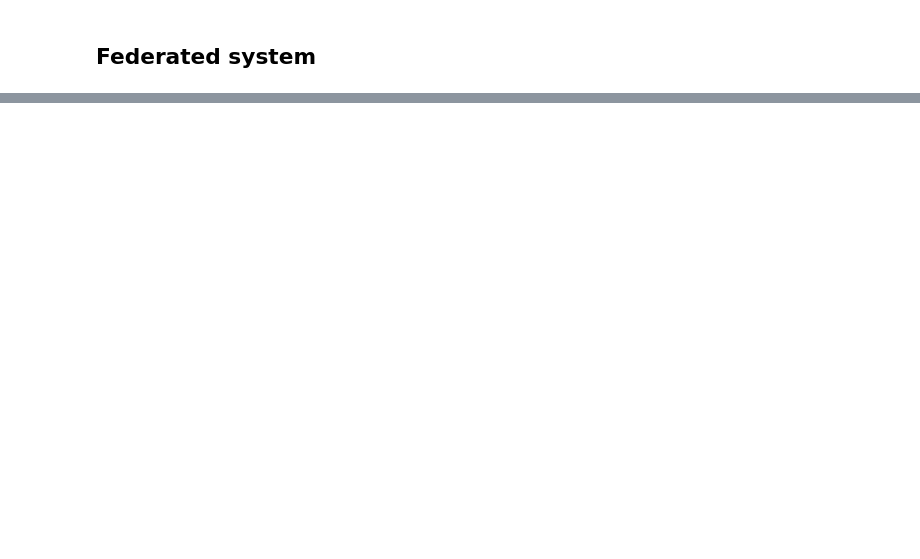
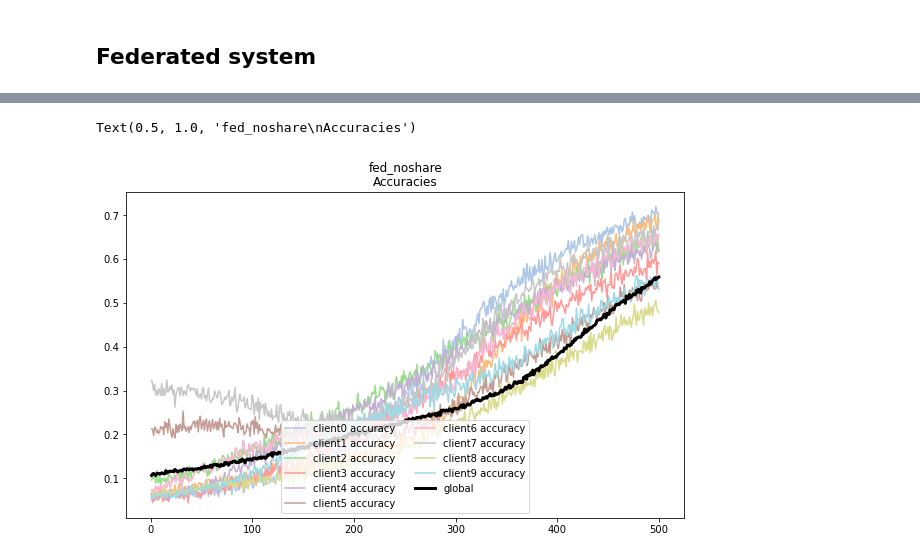
Before and after one commit to alelevente/FeLeSh, a Jupyter notebook: src/3_evaluation/vis_learning_performance.ipynb, the cells around one changed output, grey strips where cells are left out. Cells and saved outputs as stored; diff of their text form; code cells hidden in the pictures; blank space fills up the shorter version.

```diff
--- a/src/3_evaluation/vis_learning_performance.ipynb
+++ b/src/3_evaluation/vis_learning_performance.ipynb
@@ -84,0 +93,24 @@ ax.legend(loc="lower center", ncol=2)
+# %%
+cmap = plt.get_cmap('tab20')
+cnorm  = colors.Normalize(vmin=0, vmax=2*N_CLIENTS)
+scalar_map = cm.ScalarMappable(norm=cnorm, cmap=cmap)
+
+fig, ax = plt.subplots(figsize=[10,6])
+
+for i in range(N_CLIENTS):
+    client_path = MEASUREMENT_PATH+"client%d.csv"%i
+    client_df = pd.read_csv(client_path)
+    x = client_df[client_df["metric"]=="train_loss"]["round"]
+    ax.plot(x, client_df[client_df["metric"]=="test_accuracy"]["value"],
+            color=scalar_map.to_rgba(i*2+1), label="client%d accuracy"%i)
+
+global_df = pd.read_csv(MEASUREMENT_PATH+"global.csv")
+x = global_df["round"]
+ax.plot(x, global_df["accuracy"], linewidth=3,
+            color="k", label="global")
+
+ax.legend(loc="lower center", ncol=2)
+ax.set_title("%s\nAccuracies"%MEASUREMENT_CASE)
+# %% [output]
+Text(0.5, 1.0, 'fed_noshare\nAccuracies')
+[figure, added]
```
Also changed, not shown: parts of 3 cells of this notebook, 4 other files.
